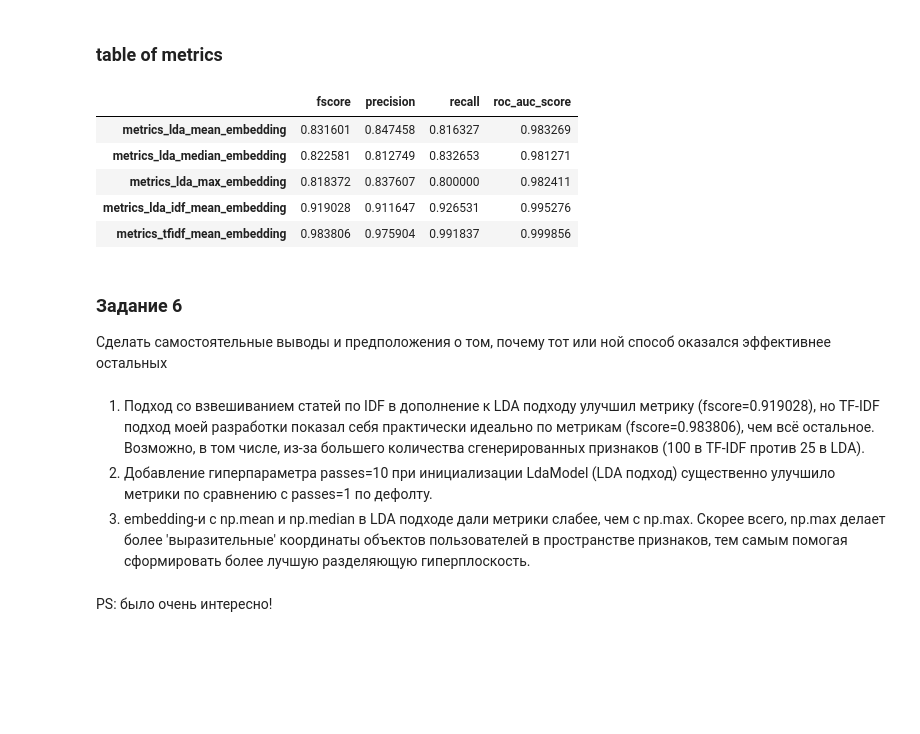
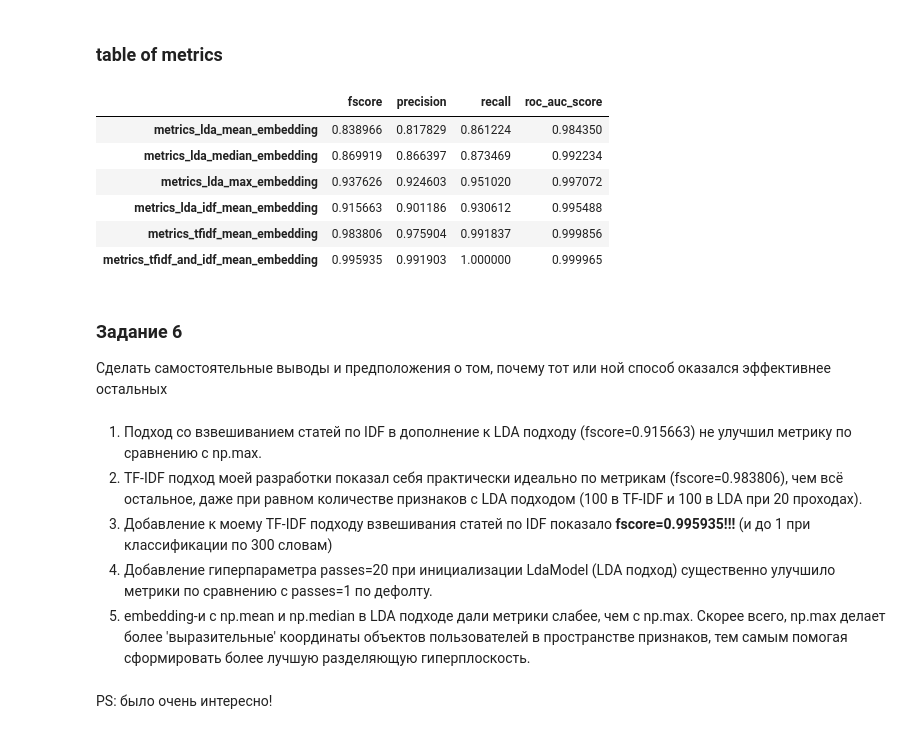
Before and after one commit to ME-27/ML_in_Business_Geekbrains_course, a Jupyter notebook: ML_in_Business_HW2_Evgenii_Kirillov.ipynb, the cells around one changed output. Cells and saved outputs as stored; diff of their text form; code cells hidden in the pictures; blank space fills up the shorter version.

```diff
--- a/ML_in_Business_HW2_Evgenii_Kirillov.ipynb
+++ b/ML_in_Business_HW2_Evgenii_Kirillov.ipynb
@@ -942,2 +1161,2 @@ idf_dict
 # %%
-doc_dict = dict(zip(topic_matrix['doc_id'].values, topic_matrix[['topic_{}'.format(i) for i in range(N_topic)]].values))
+doc_dict = dict(zip(tfidf_matrix['doc_id'].values, tfidf_matrix[['word_{}'.format(i) for i in range(N_features)]].values))
@@ -954,8 +1176,8 @@ def get_user_embedding(user_articles_list):
     return user_vector
 # %%
 user_embeddings = pd.DataFrame([i for i in users['articles'].apply(lambda x: get_user_embedding(x), 1)])
-user_embeddings.columns = ['topic_{}'.format(i) for i in range(N_topic)]
+user_embeddings.columns = ['word_{}'.format(i) for i in range(N_features)]
 user_embeddings['uid'] = users['uid'].values
-user_embeddings = user_embeddings[['uid']+['topic_{}'.format(i) for i in range(N_topic)]]
+user_embeddings = user_embeddings[['uid']+['word_{}'.format(i) for i in range(N_features)]]
 user_embeddings.head(2)
 # %% [output]
@@ -968,7 +1192,7 @@ target = pd.read_csv("lesson_2_profiling_user_LDA/users_churn.csv")
 # %%
 X = pd.merge(user_embeddings, target, 'left')
 # %%
-X_train, X_test, y_train, y_test = train_test_split(X[['topic_{}'.format(i) for i in range(N_topic)]],
+X_train, X_test, y_train, y_test = train_test_split(X[['word_{}'.format(i) for i in range(N_features)]],
                                                     X['churn'], random_state=0)
 # %%
 logreg = LogisticRegression()
@@ -1016,5 +1240,5 @@ roc_auc_score(y_test, preds)
 # %%
-metrics_lda_idf_mean_embedding = [fscore[ix], precision[ix], recall[ix], roc_auc_score(y_test, preds)]
+metrics_tfidf_and_idf_mean_embedding = [fscore[ix], precision[ix], recall[ix], roc_auc_score(y_test, preds)]
 # %% [markdown]
 ### Задание 5
 
@@ -1024,25 +1248,29 @@ metrics_lda_idf_mean_embedding = [fscore[ix], precision[ix], recall[ix], roc_auc
 # %%
 pd.DataFrame({
     'metrics_lda_mean_embedding': metrics_lda_mean_embedding,
     'metrics_lda_median_embedding': metrics_lda_median_embedding,
     'metrics_lda_max_embedding': metrics_lda_max_embedding,
     'metrics_lda_idf_mean_embedding': metrics_lda_idf_mean_embedding,
-    'metrics_tfidf_mean_embedding': metrics_tfidf_mean_embedding  # the way I invented it!!!
+    'metrics_tfidf_mean_embedding': metrics_tfidf_mean_embedding,  # the way I invented it!!!
+    'metrics_tfidf_and_idf_mean_embedding': metrics_tfidf_and_idf_mean_embedding  # the way I improved it!!!
 }, index=['fscore', 'precision', 'recall', 'roc_auc_score']).transpose()
 # %% [output]
 |  | fscore | precision | recall | roc_auc_score |
-| metrics_lda_mean_embedding | 0.831601 | 0.847458 | 0.816327 | 0.983269 |
-| metrics_lda_median_embedding | 0.822581 | 0.812749 | 0.832653 | 0.981271 |
-| metrics_lda_max_embedding | 0.818372 | 0.837607 | 0.800000 | 0.982411 |
-| metrics_lda_idf_mean_embedding | 0.919028 | 0.911647 | 0.926531 | 0.995276 |
+| metrics_lda_mean_embedding | 0.838966 | 0.817829 | 0.861224 | 0.984350 |
+| metrics_lda_median_embedding | 0.869919 | 0.866397 | 0.873469 | 0.992234 |
+| metrics_lda_max_embedding | 0.937626 | 0.924603 | 0.951020 | 0.997072 |
+| metrics_lda_idf_mean_embedding | 0.915663 | 0.901186 | 0.930612 | 0.995488 |
 | metrics_tfidf_mean_embedding | 0.983806 | 0.975904 | 0.991837 | 0.999856 |
+| metrics_tfidf_and_idf_mean_embedding | 0.995935 | 0.991903 | 1.000000 | 0.999965 |
 # %% [markdown]
 ### Задание 6
 
 Сделать самостоятельные выводы и предположения о том, почему тот или ной способ оказался эффективнее остальных
 # %% [markdown]
-1. Подход со взвешиванием статей по IDF в дополнение к LDA подходу улучшил метрику (fscore=0.919028), но TF-IDF подход моей разработки показал себя практически идеально по метрикам (fscore=0.983806), чем всё остальное. Возможно, в том числе, из-за большего количества сгенерированных признаков (100 в TF-IDF против 25 в LDA).
-2. Добавление гиперпараметра passes=10 при инициализации LdaModel (LDA подход) существенно улучшило метрики по сравнению с passes=1 по дефолту.
-3. embedding-и с np.mean и np.median в LDA подходе дали метрики слабее, чем с np.max. Скорее всего, np.max делает более 'выразительные' координаты объектов пользователей в пространстве признаков, тем самым помогая сформировать более лучшую разделяющую гиперплоскость.
+1. Подход со взвешиванием статей по IDF в дополнение к LDA подходу (fscore=0.915663) не улучшил метрику по сравнению с np.max.
+2. TF-IDF подход моей разработки показал себя практически идеально по метрикам (fscore=0.983806), чем всё остальное, даже при равном количестве признаков с LDA подходом (100 в TF-IDF и 100 в LDA при 20 проходах).
+3. Добавление к моему TF-IDF подходу взвешивания статей по IDF показало __fscore=0.995935!!!__ (и до 1 при классификации по 300 словам)
+3. Добавление гиперпараметра passes=20 при инициализации LdaModel (LDA подход) существенно улучшило метрики по сравнению с passes=1 по дефолту.
+4. embedding-и с np.mean и np.median в LDA подходе дали метрики слабее, чем с np.max. Скорее всего, np.max делает более 'выразительные' координаты объектов пользователей в пространстве признаков, тем самым помогая сформировать более лучшую разделяющую гиперплоскость.
 # %% [markdown]
 PS: было очень интересно!
```
Also changed, not shown: parts of 79 cells of this notebook.
